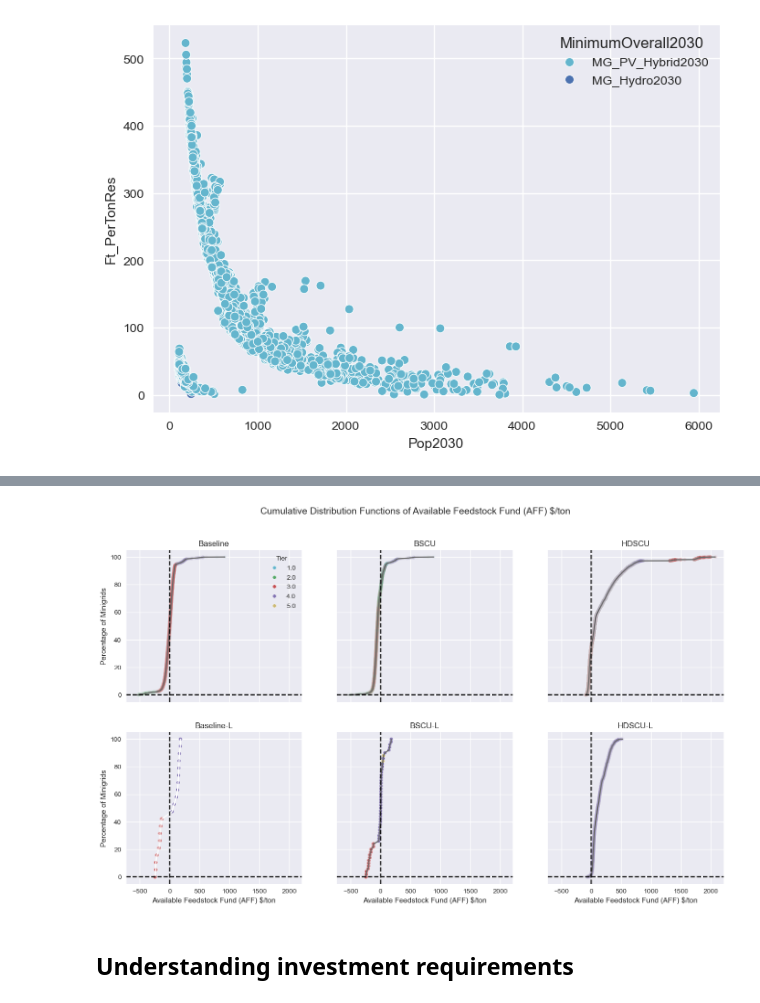
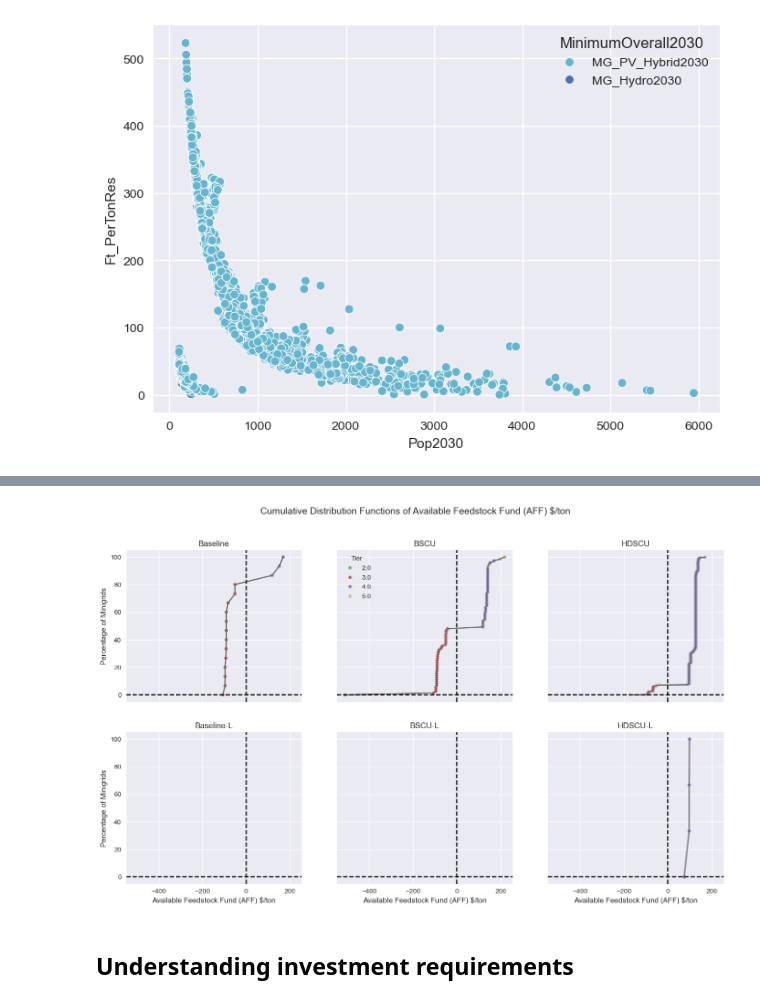
Before and after one commit to GEP-Bioenergy/gep_bio, a Jupyter notebook: GEP_bio_analysis.ipynb, the cells around one changed output, grey strips where cells are left out. Drawn from its saved outputs; the diff is of its cells as text; code cells hidden in the pictures.

```diff
--- a/GEP_bio_analysis.ipynb
+++ b/GEP_bio_analysis.ipynb
@@ -517,7 +334,0 @@ dp4_df
-# %%
-## Plot using the duplicates
-plt.rcParams['figure.figsize'] = [12, 10]
-plt.rcParams['figure.dpi'] = 100
-dp4_df = dp4_df.reset_index(drop=True)
-pivot_df = dp4_df.pivot(index=['id','Tier', 'Admin1'], columns='scenario', values='Ft_PerTonRes').fillna(0)
-dp4_df.pivot(index=['id','Tier','Admin1'], columns='scenario', values='Ft_PerTonRes').fillna(0)
@@ -960,8 +411,8 @@ plt.show()
 # %%
 # Box Plot
-df = pd.read_csv('final-results1.csv')
+df = pd.read_csv('results/combined-scenario-results.csv')
 
-plt.style.use('seaborn-v0_8')
+plt.style.use('seaborn')
 
 palette ={1: "C5", 2: "C1", 3: "C2", 4: "C3", 5: "C4"}
 
@@ -987,7 +438,7 @@ ax = sns.stripplot(y='Ft_PerTonRes', hue='Tier', data=df,
 handles, labels = ax.get_legend_handles_labels()
 leg = ax.legend(handles, labels, loc='upper right', title='Tier',framealpha=0.9)
 
-for handle in leg.legend_handles:
+for handle in leg.legendHandles:
             handle.set_alpha(1.0)
 
 plt.show()
@@ -1174,123 +612,99 @@ ng-2-2_0_0_1_1_0-results
 # %%
-plt.style.use('seaborn-v0_8')
+plt.style.use('seaborn')
 plt.rcParams['figure.figsize'] = [12, 10]
 plt.rcParams['figure.dpi'] = 100
+palette ={1: "C5", 2: "C1", 3: "C2", 4: "C3", 5: "C4"}
 
-df = pd.read_csv('CDF.csv')
+df = pd.read_csv('results/CDF.csv')
 cdfCol = df.columns
 figure, axis = plt.subplots(2, 3, figsize=(16,9),sharey=True, sharex=True)
 
 
-textstr = f'No. of minigrids = 2388'
+textstr = f'No. of minigrids = 72'
 props = dict(boxstyle='round', facecolor='wheat', alpha=0.5)
 
-sns.lineplot(data=df, x='ng-2-0_0_0_0_1_0',y='ng-2-0_0_0_0_1_0-cum', ax= axis[0,1], color='dimgrey')
-sns.scatterplot(data=df, x='ng-2-0_0_0_0_1_0', y='ng-2-0_0_0_0_1_0-cum', s=30, alpha=0.04, hue='ng-2-0_0_0_0_1_0-tier', ax=axis[0,1], palette=palette)
+sns.lineplot(data=df, x='ng-3-0_0_0_0_1_0',y='ng-3-0_0_0_0_1_0-cum', ax= axis[0,1], color='dimgrey')
+sns.scatterplot(data=df, x='ng-3-0_0_0_0_1_0', y='ng-3-0_0_0_0_1_0-cum', s=30, alpha=0.9, hue='ng-3-0_0_0_0_1_0-tier', ax=axis[0,1], palette=palette)
 axis[0,1].set(title='BSCU')
 axis[0,1].axvline(0, c='black', ls='--')
 axis[0,1].axhline(0, c='black', ls='--')
 axis[0,1].get_legend().set_visible(True)
-axis[0,1].legend(title='Tiers')
+axis[0,1].legend(title='Tier')
 axis[0,1].set(xlabel=None)
 # axis[0,1].text(0.3, 0.5, textstr, transform=axis[0,1].transAxes, fontsize=10, verticalalignment='center', bbox=props)
 
 
-textstr = f'No. of minigrids = 51'
+textstr = f'No. of minigrids = 0'
 props = dict(boxstyle='round', facecolor='wheat', alpha=0.5)
 
-sns.lineplot(data=df, x='ng-2-0_0_0_1_1_0',y='ng-2-0_0_0_1_1_0-cum', ax= axis[1,1], color='dimgrey')
-sns.scatterplot(data=df, x='ng-2-0_0_0_1_1_0', y='ng-2-0_0_0_1_1_0-cum', s=30, alpha=0.9, hue='ng-2-0_0_0_1_1_0-tier', ax=axis[1,1],palette=palette)
+sns.lineplot(data=df, x='ng-3-0_0_0_1_1_0',y='ng-3-0_0_0_1_1_0-cum', ax= axis[1,1], color='dimgrey')
+sns.scatterplot(data=df, x='ng-3-0_0_0_1_1_0', y='ng-3-0_0_0_1_1_0-cum', s=30, alpha=0.9, hue='ng-3-0_0_0_1_1_0-tier', ax=axis[1,1])
 axis[1,1].set(title='BSCU-L')
 axis[1,1].axvline(0, c='black', ls='--')
 axis[1,1].axhline(0, c='black', ls='--')
-axis[1,1].get_legend().set_visible(True)
-axis[1,1].legend(title='Tiers')
 axis[1,1].set(xlabel=None)
 # axis[1,1].text(0.3, 0.5, textstr, transform=axis[1,1].transAxes, fontsize=10, verticalalignment='center', bbox=props)
 
-textstr = f'No. of minigrids = 2462'
+textstr = f'No. of minigrids = 16'
 props = dict(boxstyle='round', facecolor='wheat', alpha=0.5)
 
-sns.lineplot(data=df, x='ng-2-0_1_0_0_1_0',y='ng-2-0_1_0_0_1_0-cum', ax= axis[0,0], color='dimgrey')
-sns.scatterplot(data=df, x='ng-2-0_1_0_0_1_0', y='ng-2-0_1_0_0_1_0-cum', s=30, alpha=0.05, hue='ng-2-0_1_0_0_1_0-tier', ax=axis[0,0],palette=palette, legend=None)
+sns.lineplot(data=df, x='ng-3-0_1_0_0_1_0',y='ng-3-0_1_0_0_1_0-cum', ax= axis[0,0], color='dimgrey')
+sns.scatterplot(data=df, x='ng-3-0_1_0_0_1_0', y='ng-3-0_1_0_0_1_0-cum', s=30, alpha=0.9, hue='ng-3-0_1_0_0_1_0-tier', ax=axis[0,0],palette=palette)
 axis[0,0].set(title='Baseline')
 axis[0,0].axvline(0, c='black', ls='--')
 axis[0,0].axhline(0, c='black', ls='--')
-# axis[0,0].get_legend().set_visible(True)
-# axis[0,0].legend(title='Tiers')
+axis[0,0].get_legend().set_visible(False)
 axis[0,0].set(xlabel=None)
 # axis[0,0].text(0.3, 0.5, textstr, transform=axis[0,0].transAxes, fontsize=10, verticalalignment='center', bbox=props)
 
 
-textstr = f'No. of minigrids = 20'
+textstr = f'No. of minigrids = 0'
 props = dict(boxstyle='round', facecolor='wheat', alpha=0.5)
 
-sns.lineplot(data=df, x='ng-2-0_1_0_1_1_0', y='ng-2-0_1_0_1_1_0-cum', ax= axis[1,0], color='white')
-sns.scatterplot(data=df, x='ng-2-0_1_0_1_1_0', y='ng-2-0_1_0_1_1_0-cum', s=30, alpha=0.9, hue='ng-2-0_1_0_1_1_0-tier', ax=axis[1,0],palette=palette)
+sns.lineplot(data=df, x='ng-3-0_1_0_1_1_0', y='ng-3-0_1_0_1_1_0-cum', ax= axis[1,0], color='white')
+sns.scatterplot(data=df, x='ng-3-0_1_0_1_1_0', y='ng-3-0_1_0_1_1_0-cum', s=30, alpha=0.9, hue='ng-3-0_1_0_1_1_0-tier', ax=axis[1,0])
 axis[1,0].set(title='Baseline-L')
 axis[1,0].axvline(0, c='black', ls='--')
 axis[1,0].axhline(0, c='black', ls='--')
-axis[1,0].get_legend().set_visible(True)
-axis[1,0].legend(title='Tiers')
 axis[1,0].set(xlabel=None)
 # axis[1,0].text(0.3, 0.5, textstr, transform=axis[1,0].transAxes, fontsize=10, verticalalignment='center', bbox=props)
 
-textstr = f'No. of minigrids = 20273'
+textstr = f'No. of minigrids = 1554'
 props = dict(boxstyle='round', facecolor='wheat', alpha=0.5)
 
-sns.lineplot(data=df, x='ng-2-2_0_0_0_1_0',y='ng-2-2_0_0_0_1_0-cum', ax= axis[0,2], color='dimgrey')
-sns.scatterplot(data=df, x='ng-2-2_0_0_0_1_0', y='ng-2-2_0_0_0_1_0-cum', s=30, alpha=0.05, hue='ng-2-2_0_0_0_1_0-tier', ax=axis[0,2],palette=palette)
+sns.lineplot(data=df, x='ng-3-2_0_0_0_1_0',y='ng-3-2_0_0_0_1_0-cum', ax= axis[0,2], color='dimgrey')
+sns.scatterplot(data=df, x='ng-3-2_0_0_0_1_0', y='ng-3-2_0_0_0_1_0-cum', s=30, alpha=0.05, hue='ng-3-2_0_0_0_1_0-tier', ax=axis[0,2],palette=palette, legend=None)
 axis[0,2].set(title='HDSCU')
 axis[0,2].axvline(0, c='black', ls='--')
 axis[0,2].axhline(0, c='black', ls='--')
-axis[0,2].get_legend().set_visible(True)
-axis[0,2].legend(title='Tiers')
 axis[0,2].set(xlabel=None)
 # axis[0,2].text(0.3, 0.5, textstr, transform=axis[0,2].transAxes, fontsize=10, verticalalignment='center', bbox=props)
 
-textstr = f'No. of minigrids = 2436'
+textstr = f'No. of minigrids = 4'
 props = dict(boxstyle='round', facecolor='wheat', alpha=0.5)
 
-sns.lineplot(data=df, x='ng-2-2_0_0_1_1_0',y='ng-2-2_0_0_1_1_0-cum', ax= axis[1,2], color='dimgrey')
-sns.scatterplot(data=df, x='ng-2-2_0_0_1_1_0', y='ng-2-2_0_0_1_1_0-cum', s=30, alpha=0.09, hue='ng-2-2_0_0_1_1_0-tier', ax=axis[1,2],palette=palette)
+sns.lineplot(data=df, x='ng-3-2_0_0_1_1_0',y='ng-3-2_0_0_1_1_0-cum', ax= axis[1,2], color='dimgrey')
+sns.scatterplot(data=df, x='ng-3-2_0_0_1_1_0', y='ng-3-2_0_0_1_1_0-cum', s=30, alpha=0.9, hue='ng-3-2_0_0_1_1_0-tier', ax=axis[1,2],palette=palette,legend=None)
 axis[1,2].set(title='HDSCU-L')
 axis[1,2].axvline(0, c='black', ls='--')
 axis[1,2].axhline(0, c='black', ls='--')
-axis[1,2].get_legend().set_visible(True)
-axis[1,2].legend(title='Tiers')
 axis[1,2].set(xlabel=None)
 # axis[1,2].text(0.3, 0.5, textstr, transform=axis[1,2].transAxes, fontsize=10, verticalalignment='center', bbox=props)
 
 
 figure.suptitle('Cumulative Distribution Functions of Available Feedstock Fund (AFF) $/ton', fontsize=14)
 #figure.supxlabel('Ft_PerTonRes', fontsize= 14)
 #figure.supylabel('Percentage of Minigrids', fontsize=14)
 
-handles1, labels1 = axis[0,1].get_legend_handles_labels()
-handles2, labels2 = axis[1,1].get_legend_handles_labels()
 
-handles = handles1 + [handles2[-1]]
-labels1.append(labels2[-1])
-
-leg = axis[0,0].legend(handles, labels1, loc='upper right', title='Tier',framealpha=0.9)
-
-for handle in leg.legend_handles:
-            handle.set_alpha(1.0)
-
-
-axis[1,1].get_legend().remove()
-axis[1,0].get_legend().remove()
-axis[1,2].get_legend().remove()
-axis[0,1].get_legend().remove()
-axis[0,2].get_legend().remove()
 
 
 sns.despine()
 plt.setp(axis[-1, :], xlabel='Available Feedstock Fund (AFF) $/ton')
 plt.setp(axis[:, 0], ylabel='Percentage of Minigrids')
 plt.show()
 # %% [output]
-[figure, old version]
+[figure, new version]
 # %% [markdown]
 ## Understanding investment requirements
 # %%
```
Also changed, not shown: parts of 66 cells of this notebook, 4 other files.
